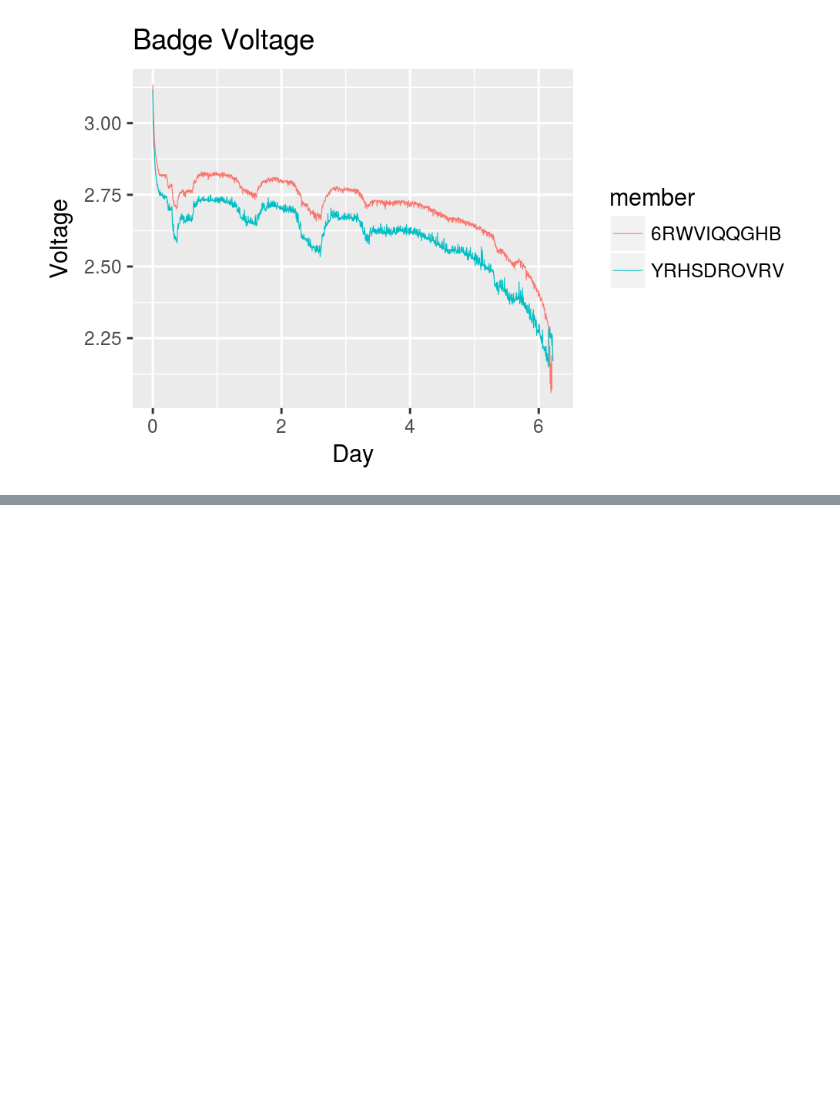
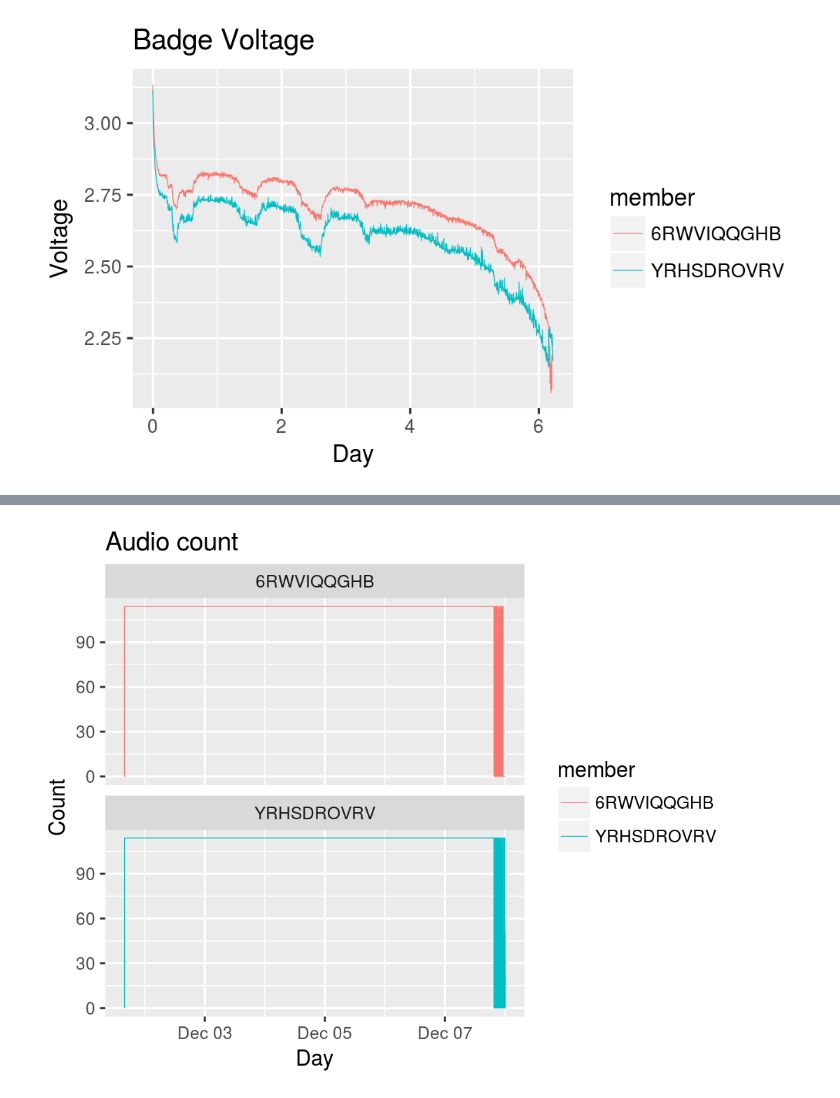
Before and after one commit to HumanDynamics/openbadge-analysis-test-badge, a Jupyter notebook: notebooks/hub_check_data.ipynb, the cells around one changed output, grey strips where cells are left out. Saved outputs shown, nothing was run; the diff lists cells and outputs as text; code cells hidden in the pictures; blank space fills up the shorter version.

```diff
--- a/notebooks/hub_check_data.ipynb
+++ b/notebooks/hub_check_data.ipynb
@@ -110,0 +189,2 @@ ggplot(data, aes(x = day, y = voltage, color =member)) +
+# %%
+audio_counts_down = audio_counts.copy()
@@ -110,0 +197,6 @@ ggplot(data, aes(x = day, y = voltage, color =member)) +
+# %%
+# If there are duplicates, choose the record with the most samples
+audio_counts_down = audio_counts_down.groupby(['datetime', 'member']).max()
+
+# Put 0's if there is missing data
+audio_counts_down = audio_counts_down.unstack(level=[1]).resample('10S').min().fillna(0).stack(level=[1])
@@ -110,0 +206,16 @@ ggplot(data, aes(x = day, y = voltage, color =member)) +
+# %%
+# Down sample
+audio_counts_down = audio_counts_down.unstack(level=[1]).resample('1min').min().stack(level=[1])
+audio_counts_realtive_time = audio_counts_down.reset_index()
+# %%
+%%R -i audio_counts_realtive_time -w 5 -h 4 --units in -r 200
+data <- audio_counts_realtive_time
+data$datetime <- as.POSIXct(data$datetime, tz = timezone)
+
+ggplot(data, aes(x = datetime, y = cnt, color = member)) +
+    geom_line(size=0.2) +
+    facet_wrap( ~ member, ncol=1)+
+    labs(title="Audio count", x="Day", y="Count") +
+    rh_theme
+# %% [output]
+[figure, added]
```
Also changed, not shown: parts of 32 cells of this notebook.
